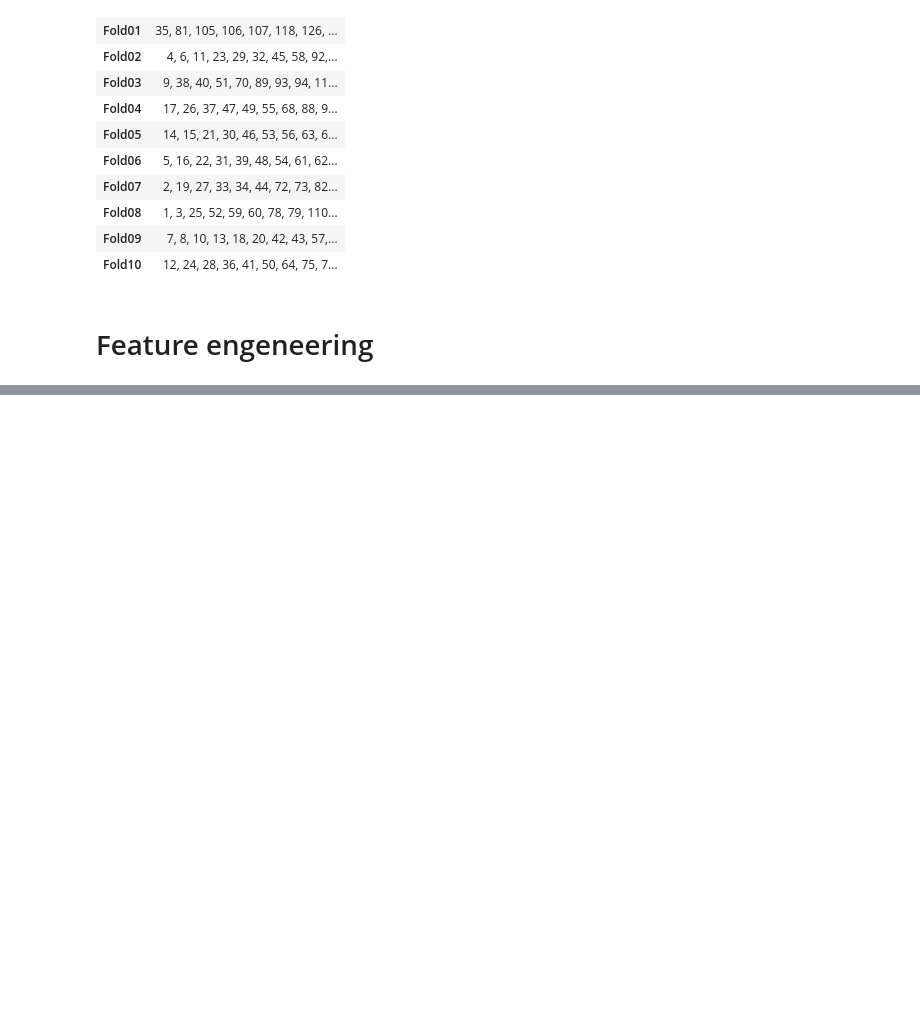
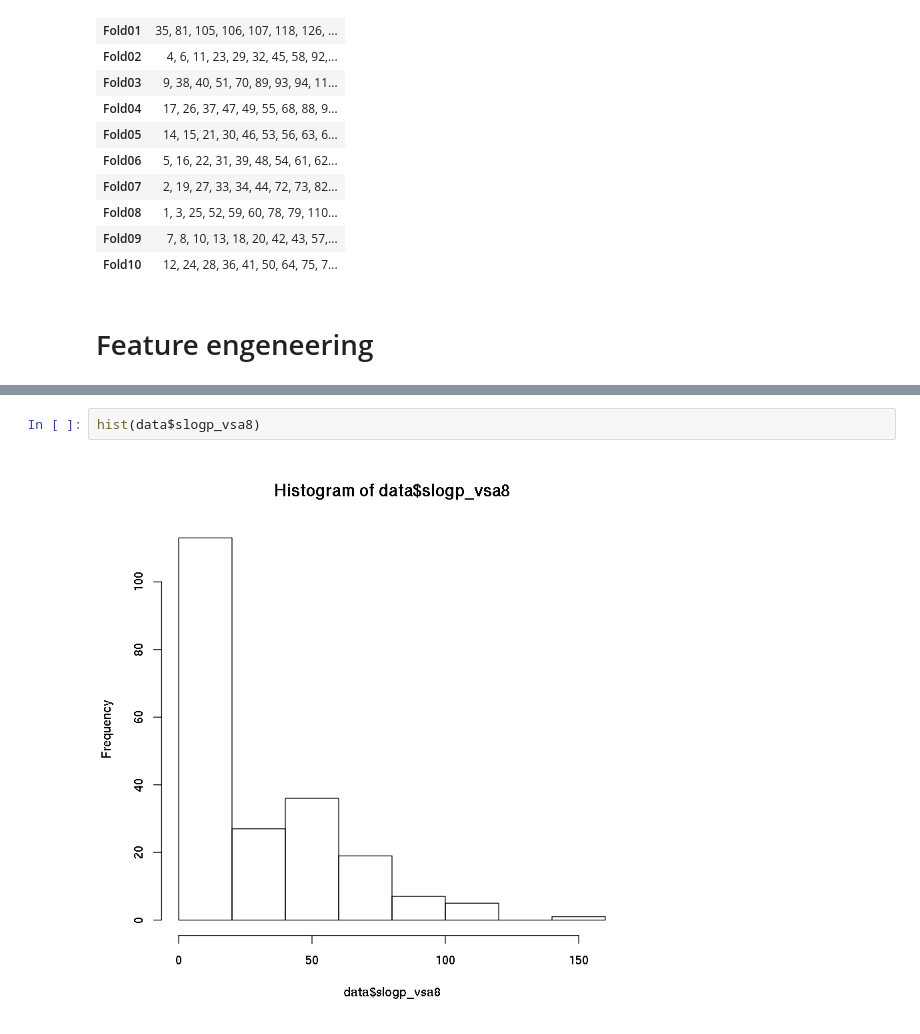
Before and after one commit to adamPaclawski/AI_pharm, a Jupyter notebook: AI in Pharm 2 - data prep.ipynb, the cells around one changed output, grey strips where cells are left out. Saved outputs shown, nothing was run; the diff lists cells and outputs as text; blank space fills up the shorter version.

```diff
--- a/AI in Pharm 2 - data prep.ipynb
+++ b/AI in Pharm 2 - data prep.ipynb
@@ -399,0 +382,4 @@ lapply(data[1:40], FUN=hist)
+# %%
+hist(data$slogp_vsa8)
+# %% [output]
+[figure, added]
```
Also changed, not shown: parts of 3 cells of this notebook.
